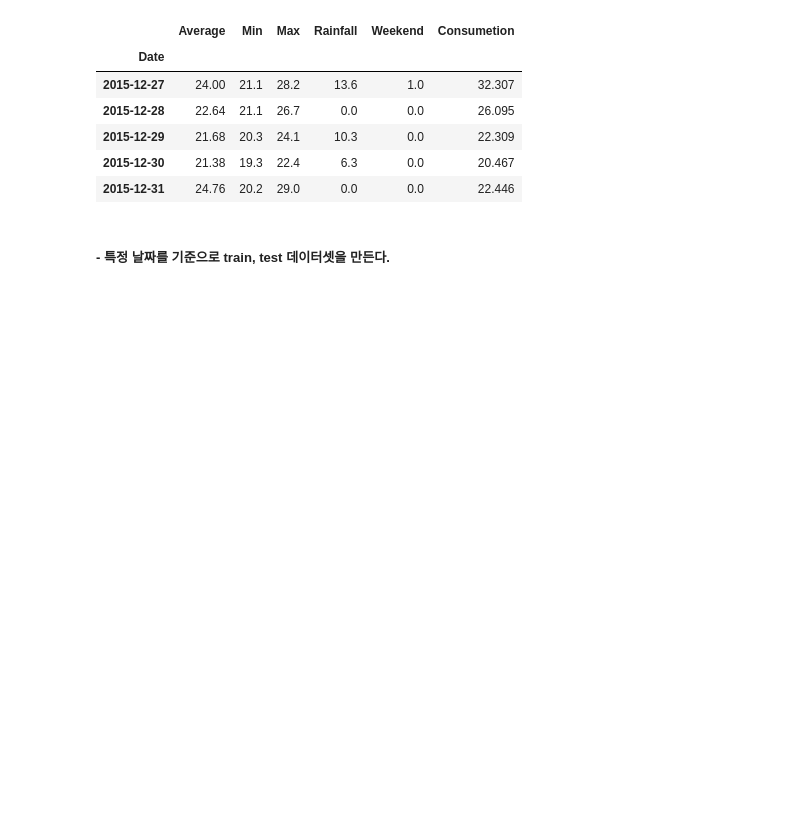
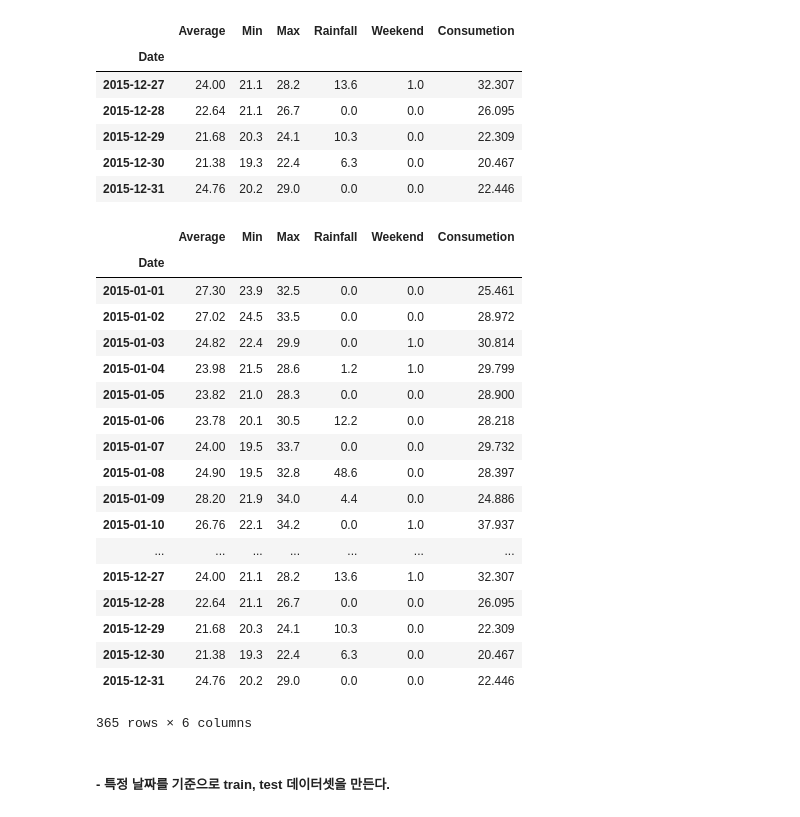
Before and after one commit to seokyeongheo/iot-data-practice, a Jupyter notebook: 3rd/181219_rnn_2.ipynb, the cells around one changed output. Drawn from its saved outputs; the diff is of its cells as text; code cells hidden in the pictures; blank space fills up the shorter version.

```diff
--- a/3rd/181219_rnn_2.ipynb
+++ b/3rd/181219_rnn_2.ipynb
@@ -242,6 +242,28 @@ data_raw.tail()
 
 data_revise = data_raw.copy()
 data_revise.to_pickle('data_revise.pkl')
+# %%
+data_revise
+# %% [output]
+|  | Average | Min | Max | Rainfall | Weekend | Consumetion |
+| Date |  |  |  |  |  |  |
+| 2015-01-01 | 27.30 | 23.9 | 32.5 | 0.0 | 0.0 | 25.461 |
+| 2015-01-02 | 27.02 | 24.5 | 33.5 | 0.0 | 0.0 | 28.972 |
+| 2015-01-03 | 24.82 | 22.4 | 29.9 | 0.0 | 1.0 | 30.814 |
+| 2015-01-04 | 23.98 | 21.5 | 28.6 | 1.2 | 1.0 | 29.799 |
+| 2015-01-05 | 23.82 | 21.0 | 28.3 | 0.0 | 0.0 | 28.900 |
+| 2015-01-06 | 23.78 | 20.1 | 30.5 | 12.2 | 0.0 | 28.218 |
+| 2015-01-07 | 24.00 | 19.5 | 33.7 | 0.0 | 0.0 | 29.732 |
+| 2015-01-08 | 24.90 | 19.5 | 32.8 | 48.6 | 0.0 | 28.397 |
+| 2015-01-09 | 28.20 | 21.9 | 34.0 | 4.4 | 0.0 | 24.886 |
+| 2015-01-10 | 26.76 | 22.1 | 34.2 | 0.0 | 1.0 | 37.937 |
+| ... | ... | ... | ... | ... | ... | ... |
+| 2015-12-27 | 24.00 | 21.1 | 28.2 | 13.6 | 1.0 | 32.307 |
+| 2015-12-28 | 22.64 | 21.1 | 26.7 | 0.0 | 0.0 | 26.095 |
+| 2015-12-29 | 21.68 | 20.3 | 24.1 | 10.3 | 0.0 | 22.309 |
+| 2015-12-30 | 21.38 | 19.3 | 22.4 | 6.3 | 0.0 | 20.467 |
+| 2015-12-31 | 24.76 | 20.2 | 29.0 | 0.0 | 0.0 | 22.446 |
+365 rows × 6 columns
 # %% [markdown]
 ##### - 특정 날짜를 기준으로 train, test 데이터셋을 만든다.
 # %%
```
Also changed, not shown: parts of 8 cells of this notebook.
